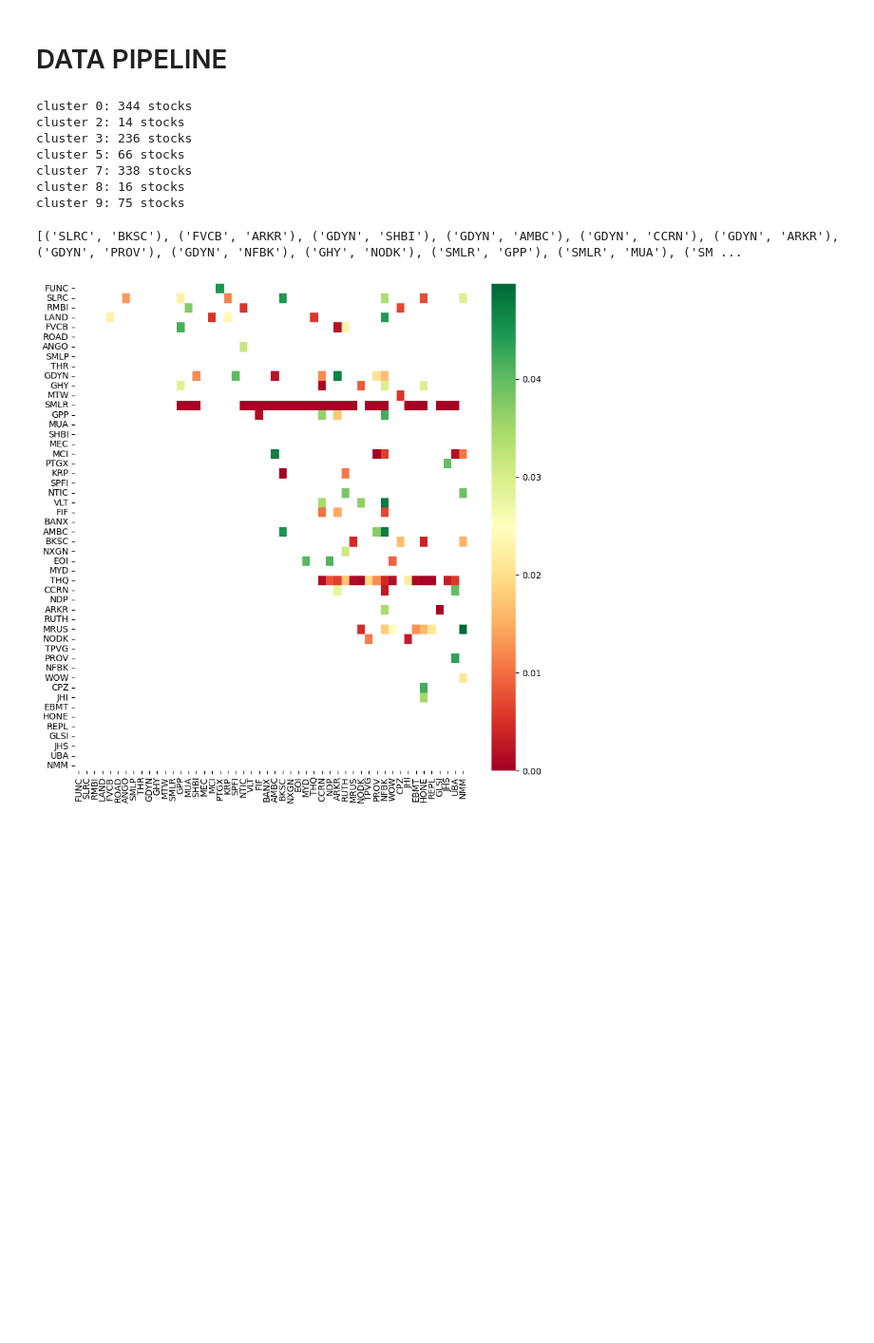
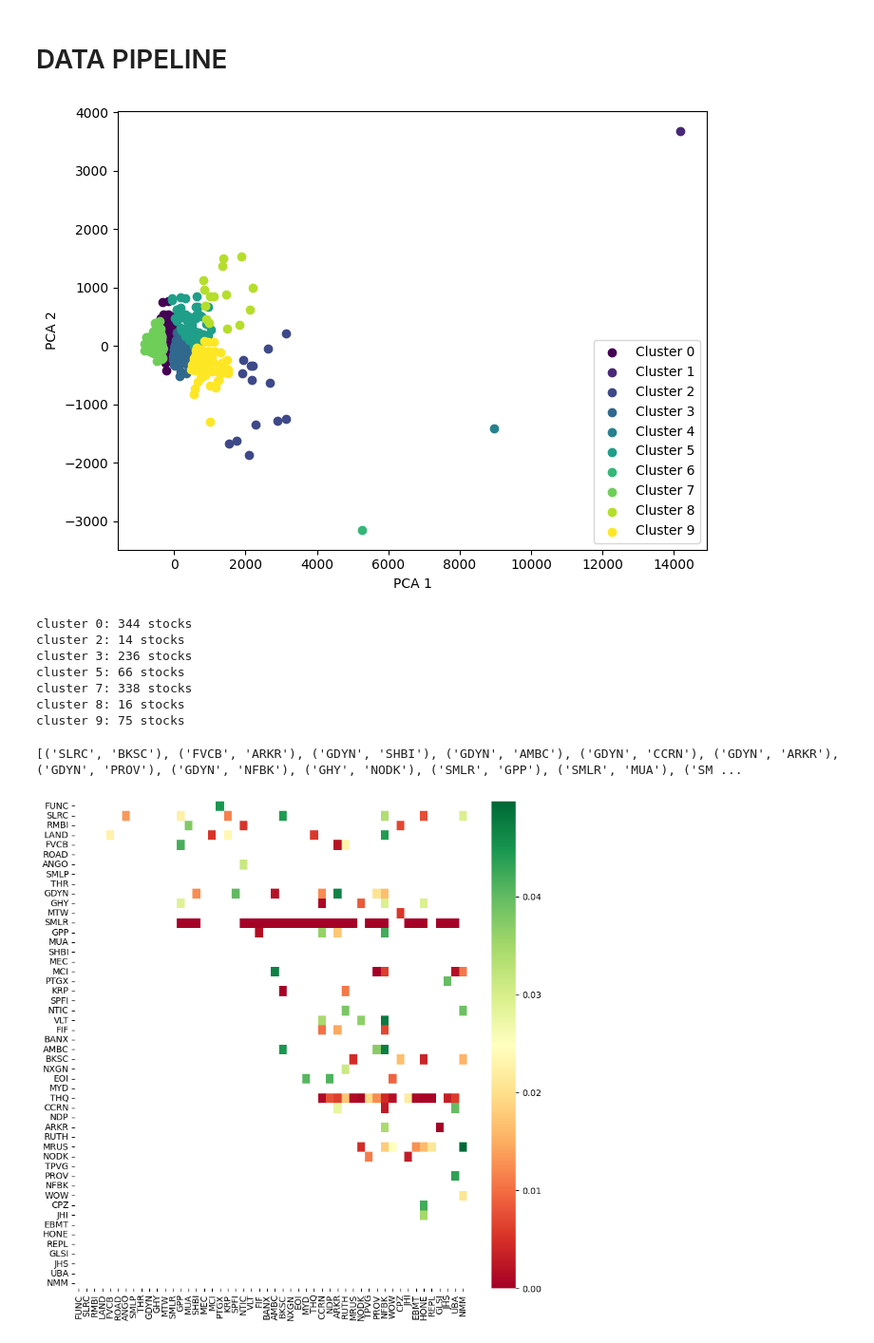
Before and after one commit to waikho/MADS_Capstone, a Jupyter notebook: RL/Pair_Trading_DQN.ipynb, the cells around one changed output. Shown at 95% size. Saved outputs shown, nothing was run; the diff lists cells and outputs as text; code cells hidden in the pictures; blank space fills up the shorter version.

```diff
--- a/RL/Pair_Trading_DQN.ipynb
+++ b/RL/Pair_Trading_DQN.ipynb
@@ -64,27 +54,32 @@ def uniquify(path):
 # %%
 '''
 Data pipeline:
     - Read filtered stocks closing prices as CSV/in SQL
     - Find clusters with kmeans and PCA
     - Filter out some outlier clusters; key clusters # as a dict
     - Find cointegration of each key cluster and plot heatmap
 '''
 import data_pipeline as pipeline
 import config
 
 pgConnStr = config.pgDictToConn(config.pgSecrets)
 random_state = 42
 
 n_clusters = 10
-#dailyDF = pipeline.getDailyPrices(pipeline.getDailyPricesTickersLst(pgConnStr), pgConnStr)
+
+#if downloading from data pipeline
+dailyDF = pipeline.getDailyPrices(pipeline.getDailyPricesTickersLst(pgConnStr), pgConnStr)
 
 #if read dailyDF from saved Excel file
-dailyDF = pd.read_excel('./data/dailyDF_230408.xlsx', header=0, index_col=0, skiprows=0, parse_dates=True)
+#dailyDF = pd.read_excel('./data/dailyDF_230408.xlsx', header=0, index_col=0, skiprows=0, parse_dates=True)
+
 dailyDF.index = pd.to_datetime(dailyDF.index)
 
 clusters = pipeline.findStockClusters(dailyDF, n_clusters)
 good_clusters_dict = pipeline.findStocksinClusters(clusters, n_clusters)
 pipeline.plotStockClusters(clusters)
+# %% [output]
+[figure, added]
 # %%
 #if need to save dailyDF as an Excel
 '''
```
Also changed, not shown: parts of 3 cells of this notebook, 5 other files.
